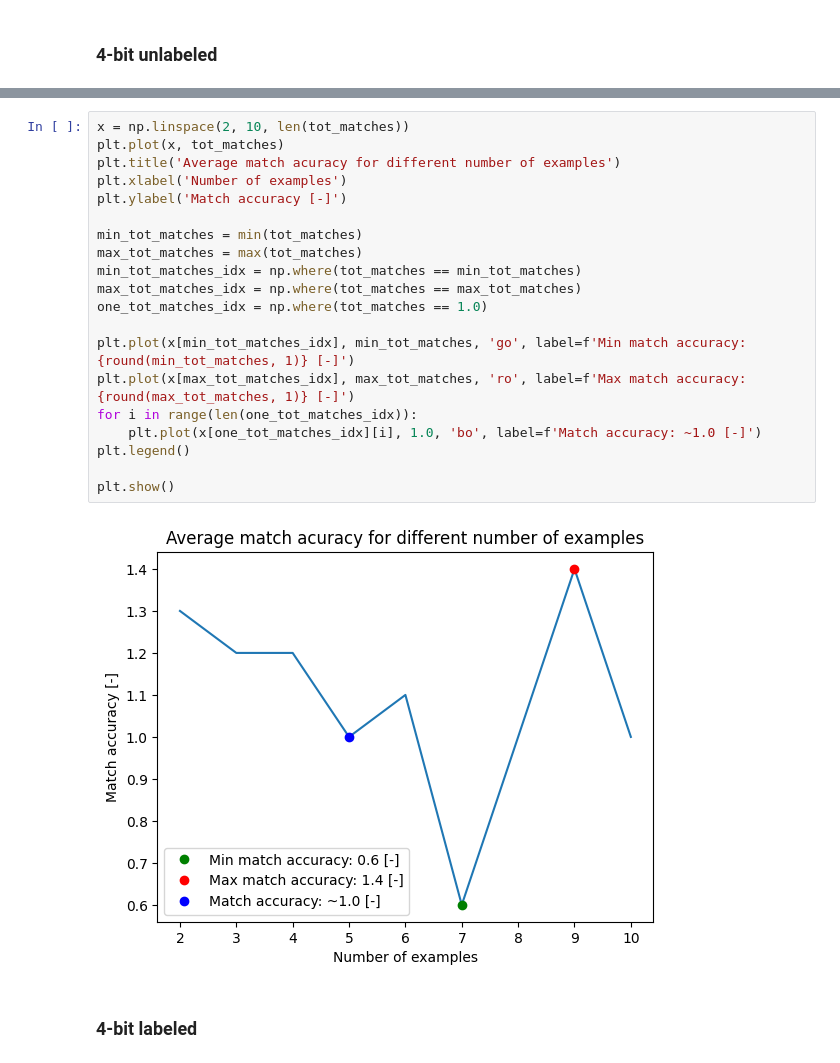
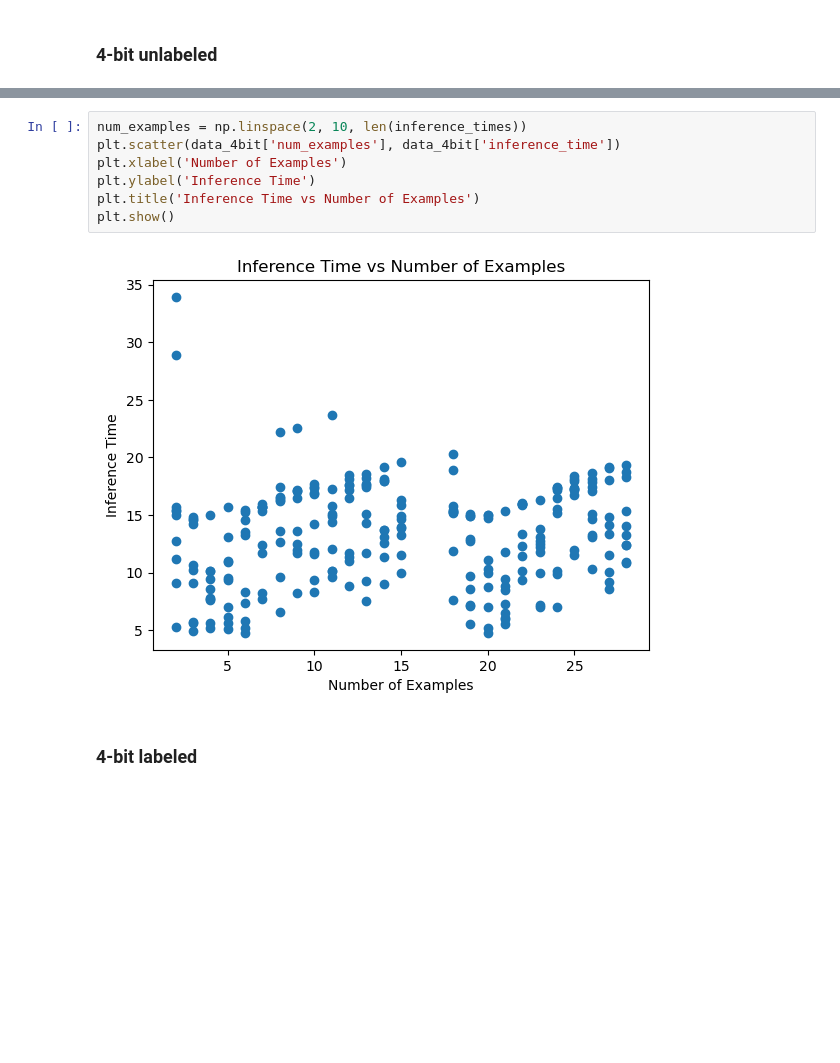
Before and after one commit to stinkyElias/SemReBot2, a Jupyter notebook: testing/mistral/data_plotter.ipynb, the cells around one changed output, grey strips where cells are left out. Cells and saved outputs as stored; diff of their text form; blank space fills up the shorter version.

```diff
--- a/testing/mistral/data_plotter.ipynb
+++ b/testing/mistral/data_plotter.ipynb
@@ -147,25 +173,12 @@ plt.show()
-# %%
-x = np.linspace(2, 10, len(tot_matches))
-plt.plot(x, tot_matches)
-plt.title('Average match acuracy for different number of examples')
-plt.xlabel('Number of examples')
-plt.ylabel('Match accuracy [-]')
-
-min_tot_matches = min(tot_matches)
-max_tot_matches = max(tot_matches)
-min_tot_matches_idx = np.where(tot_matches == min_tot_matches)
-max_tot_matches_idx = np.where(tot_matches == max_tot_matches)
-one_tot_matches_idx = np.where(tot_matches == 1.0)
-
-plt.plot(x[min_tot_matches_idx], min_tot_matches, 'go', label=f'Min match accuracy: {round(min_tot_matches, 1)} [-]')
-plt.plot(x[max_tot_matches_idx], max_tot_matches, 'ro', label=f'Max match accuracy: {round(max_tot_matches, 1)} [-]')
-for i in range(len(one_tot_matches_idx)):
-    plt.plot(x[one_tot_matches_idx][i], 1.0, 'bo', label=f'Match accuracy: ~1.0 [-]')
-plt.legend()
-
-plt.show()
-# %% [output]
-[figure, removed]
+# %%
+num_examples = np.linspace(2, 10, len(inference_times))
+plt.scatter(data_4bit['num_examples'], data_4bit['inference_time'])
+plt.xlabel('Number of Examples')
+plt.ylabel('Inference Time')
+plt.title('Inference Time vs Number of Examples')
+plt.show()
+# %% [output]
+[figure, added]
 # %% [markdown]
 ### 4-bit labeled
 # %% [markdown]
```
Also changed, not shown: parts of 5 cells of this notebook, 28 other files.
